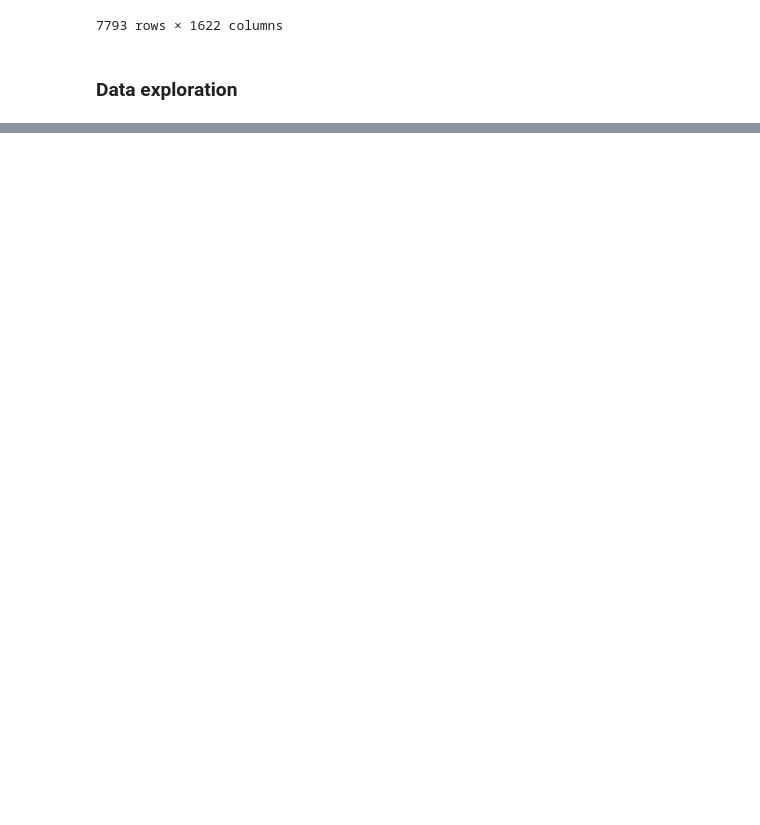
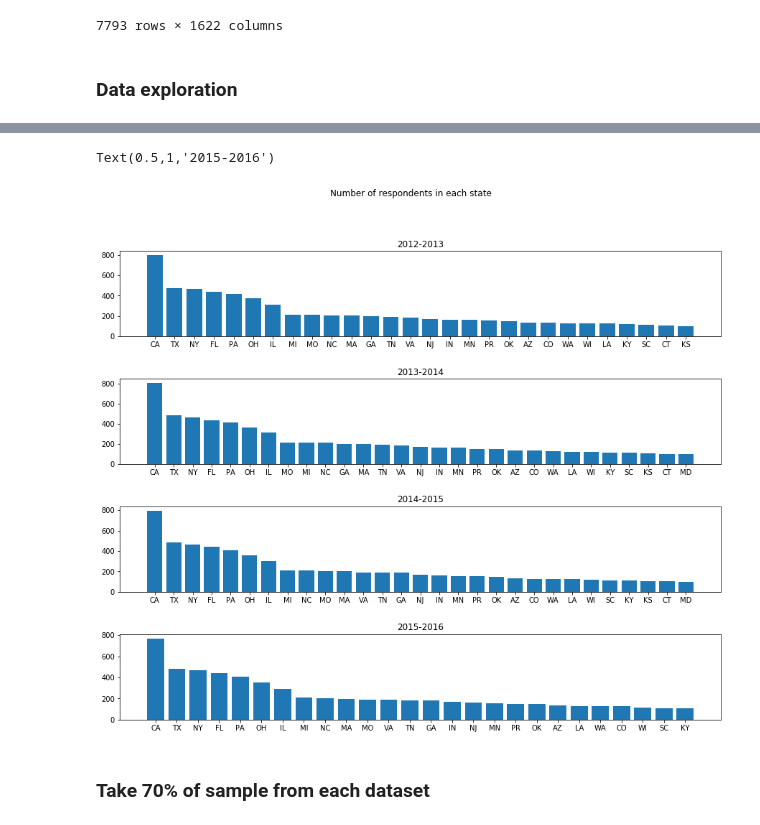
Before and after one commit to mattdintino/DS-5220-Project, a Jupyter notebook: minjiTemporary-df_12.ipynb, the cells around one changed output, grey strips where cells are left out. Cells and saved outputs as stored; diff of their text form; code cells hidden in the pictures; blank space fills up the shorter version.

```diff
--- a/minjiTemporary-df_12.ipynb
+++ b/minjiTemporary-df_12.ipynb
@@ -218,0 +170,6 @@ for i in df_12.columns:
+# %%
+# Drop the states that are less than 100 respondents
+df_12val = df_12val[df_12val.apply(lambda val: val>100)]
+df_13val = df_13val[df_13val.apply(lambda val: val>100)]
+df_14val = df_14val[df_14val.apply(lambda val: val>100)]
+df_15val = df_15val[df_15val.apply(lambda val: val>100)]
@@ -218,0 +204,18 @@ for i in df_12.columns:
+# %%
+# Graphs of states with more than 100 respondents
+fig, axs = plt.subplots(4, figsize=(15,12))
+plt.subplots_adjust(hspace=0.5)
+fig.suptitle('Number of respondents in each state')
+axs[0].bar(df_12val.index, df_12val.values)
+axs[0].set_title('2012-2013')
+axs[1].bar(df_13val.index, df_13val.values)
+axs[1].set_title('2013-2014')
+axs[2].bar(df_14val.index, df_14val.values)
+axs[2].set_title('2014-2015')
+axs[3].bar(df_15val.index, df_15val.values)
+axs[3].set_title('2015-2016')
+# %% [output]
+Text(0.5,1,'2015-2016')
+[figure, added]
+# %% [markdown]
+### Take 70% of sample from each dataset
```
Also changed, not shown: parts of 18 cells of this notebook.
